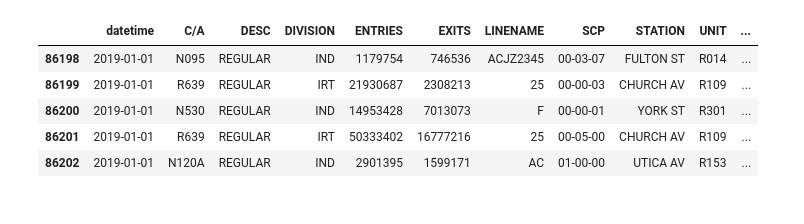
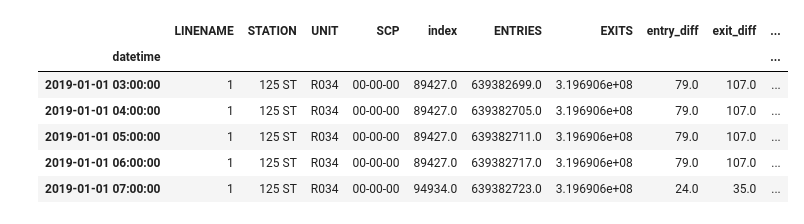
Before and after one commit to tsdataclinic/mta, a Jupyter notebook: notebooks/global_metric/01_Process_Turnstile_Data.ipynb, the cells around one changed output. Cells and saved outputs as stored; diff of their text form; code cells hidden in the pictures.

Commit message:
small change to script to include all stations in the interpolation

```diff
--- a/notebooks/global_metric/01_Process_Turnstile_Data.ipynb
+++ b/notebooks/global_metric/01_Process_Turnstile_Data.ipynb
@@ -18,11 +31,12 @@ To retain the current behavior and silence the warning, pass 'sort=True'.
 # %%
-tmp = pd.read_pickle('../../data/processed/cleaned_turnstile_data_2019.pkl.gz')
+interpolated = pd.read_pickle('../../data/processed/interpolated_data.pkl.gz')
 # %%
-tmp.head()
+interpolated.head()
 # %% [output]
-|  | datetime | C/A | DESC | DIVISION | ENTRIES | EXITS | LINENAME | SCP | STATION | UNIT | ... |
-| 86198 | 2019-01-01 | N095 | REGULAR | IND | 1179754 | 746536 | ACJZ2345 | 00-03-07 | FULTON ST | R014 | ... |
-| 86199 | 2019-01-01 | R639 | REGULAR | IRT | 21930687 | 2308213 | 25 | 00-00-03 | CHURCH AV | R109 | ... |
-| 86200 | 2019-01-01 | N530 | REGULAR | IND | 14953428 | 7013073 | F | 00-00-01 | YORK ST | R301 | ... |
-| 86201 | 2019-01-01 | R639 | REGULAR | IRT | 50333402 | 16777216 | 25 | 00-05-00 | CHURCH AV | R109 | ... |
-| 86202 | 2019-01-01 | N120A | REGULAR | IND | 2901395 | 1599171 | AC | 01-00-00 | UTICA AV | R153 | ... |
+|  | LINENAME | STATION | UNIT | SCP | index | ENTRIES | EXITS | entry_diff | exit_diff | ... |
+| datetime |  |  |  |  |  |  |  |  |  | ... |
+| 2019-01-01 03:00:00 | 1 | 125 ST | R034 | 00-00-00 | 89427.0 | 639382699.0 | 3.196906e+08 | 79.0 | 107.0 | ... |
+| 2019-01-01 04:00:00 | 1 | 125 ST | R034 | 00-00-00 | 89427.0 | 639382705.0 | 3.196906e+08 | 79.0 | 107.0 | ... |
+| 2019-01-01 05:00:00 | 1 | 125 ST | R034 | 00-00-00 | 89427.0 | 639382711.0 | 3.196906e+08 | 79.0 | 107.0 | ... |
+| 2019-01-01 06:00:00 | 1 | 125 ST | R034 | 00-00-00 | 89427.0 | 639382717.0 | 3.196906e+08 | 79.0 | 107.0 | ... |
+| 2019-01-01 07:00:00 | 1 | 125 ST | R034 | 00-00-00 | 94934.0 | 639382723.0 | 3.196906e+08 | 24.0 | 35.0 | ... |
```
Also changed, not shown: parts of 64 cells of this notebook, 1 other file.
